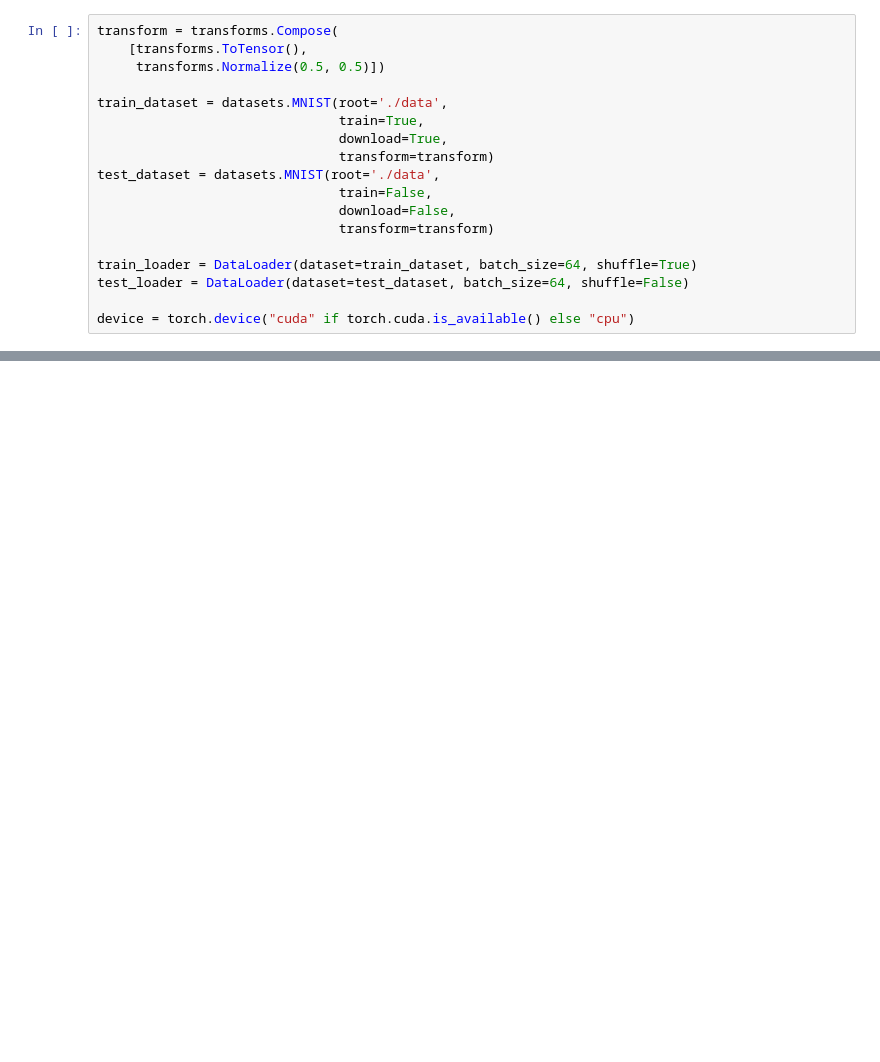
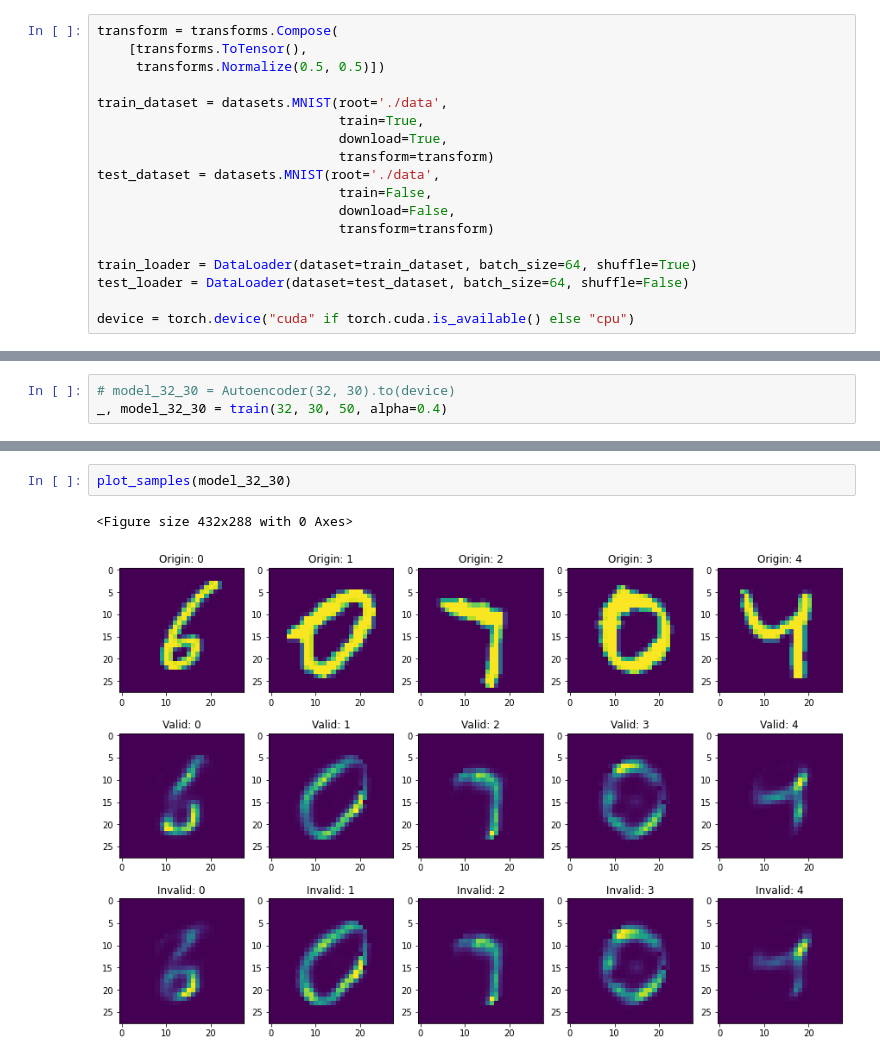
Before and after one commit to UnknownXenia/AE_SecretSharing, a Jupyter notebook: AE.ipynb, the cells around one changed output, grey strips where cells are left out. Saved outputs shown, nothing was run; the diff lists cells and outputs as text; blank space fills up the shorter version.

```diff
--- a/AE.ipynb
+++ b/AE.ipynb
@@ -188,0 +239,3 @@ for i in range(5):
+# %%
+# model_32_30 = Autoencoder(32, 30).to(device)
+_, model_32_30 = train(32, 30, 50, alpha=0.4)
@@ -188,0 +301,5 @@ for i in range(5):
+# %%
+plot_samples(model_32_30)
+# %% [output]
+<Figure size 432x288 with 0 Axes>
+[figure, added]
```
Also changed, not shown: parts of 19 cells of this notebook.
